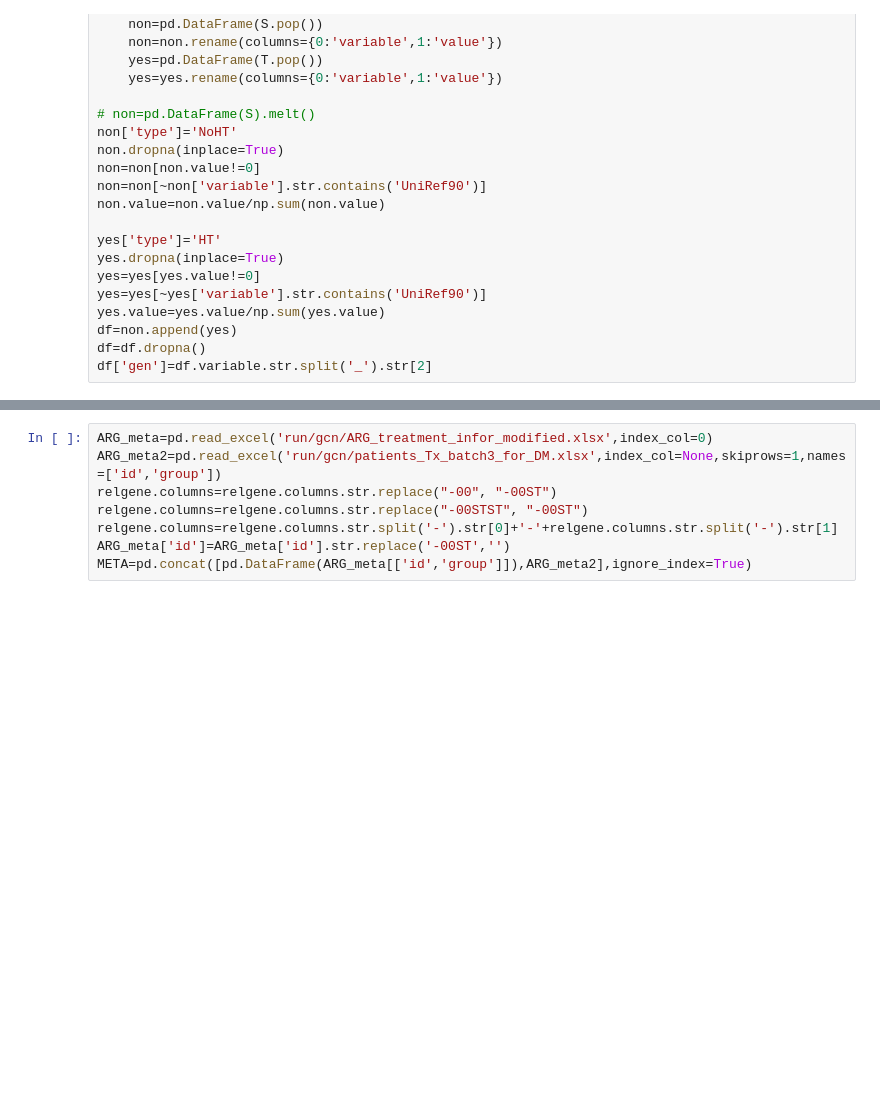
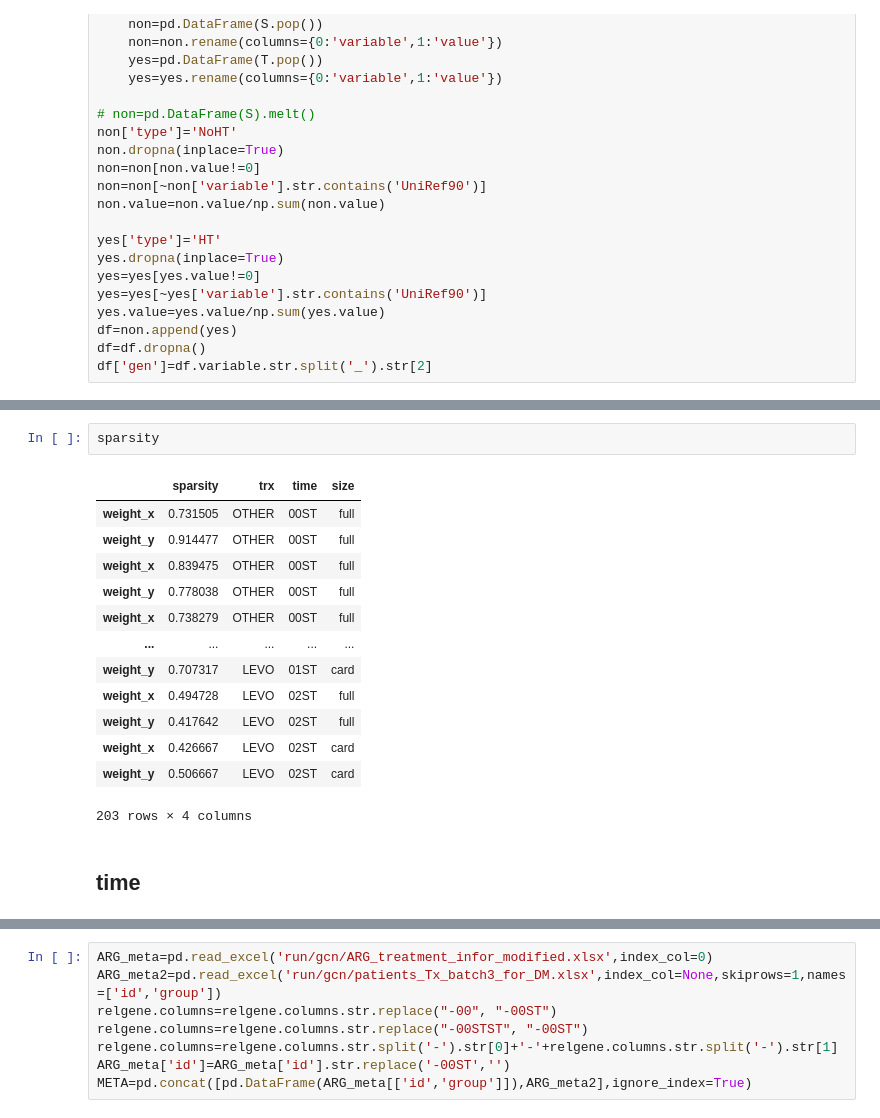
Before and after one commit to dcolinmorgan/gcn, a Jupyter notebook: gcn.ipynb, the cells around one changed output, grey strips where cells are left out. Saved outputs shown, nothing was run; the diff lists cells and outputs as text; blank space fills up the shorter version.

```diff
--- a/gcn.ipynb
+++ b/gcn.ipynb
@@ -1068,0 +1139,18 @@ graphs = load_list_of_dicts('data/gcn/NX_Emore_ARG.pkl')
+# %%
+sparsity
+# %% [output]
+|  | sparsity | trx | time | size |
+| weight_x | 0.731505 | OTHER | 00ST | full |
+| weight_y | 0.914477 | OTHER | 00ST | full |
+| weight_x | 0.839475 | OTHER | 00ST | full |
+| weight_y | 0.778038 | OTHER | 00ST | full |
+| weight_x | 0.738279 | OTHER | 00ST | full |
+| ... | ... | ... | ... | ... |
+| weight_y | 0.707317 | LEVO | 01ST | card |
+| weight_x | 0.494728 | LEVO | 02ST | full |
+| weight_y | 0.417642 | LEVO | 02ST | full |
+| weight_x | 0.426667 | LEVO | 02ST | card |
+| weight_y | 0.506667 | LEVO | 02ST | card |
+203 rows × 4 columns
+# %% [markdown]
+## time
```
Also changed, not shown: parts of 167 cells of this notebook, 6 other files.
